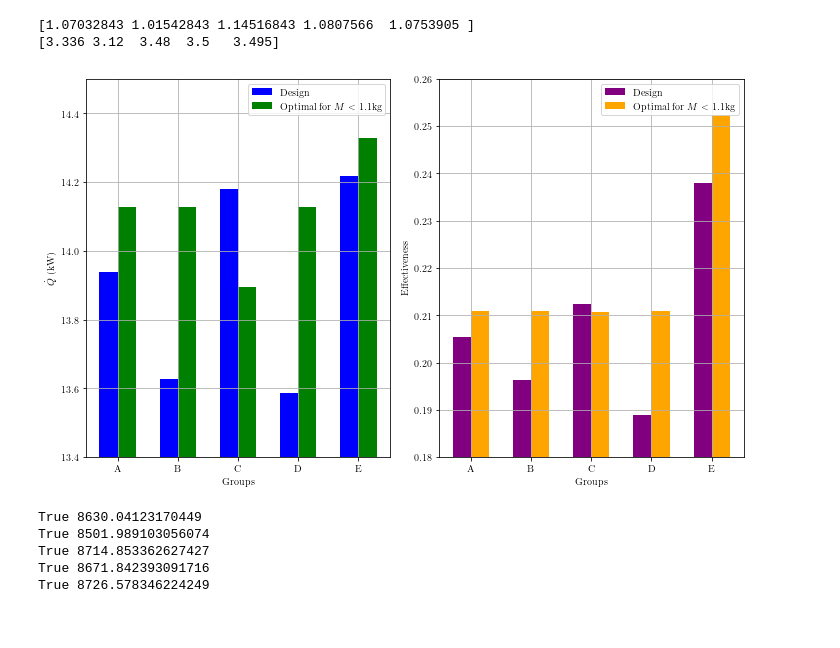
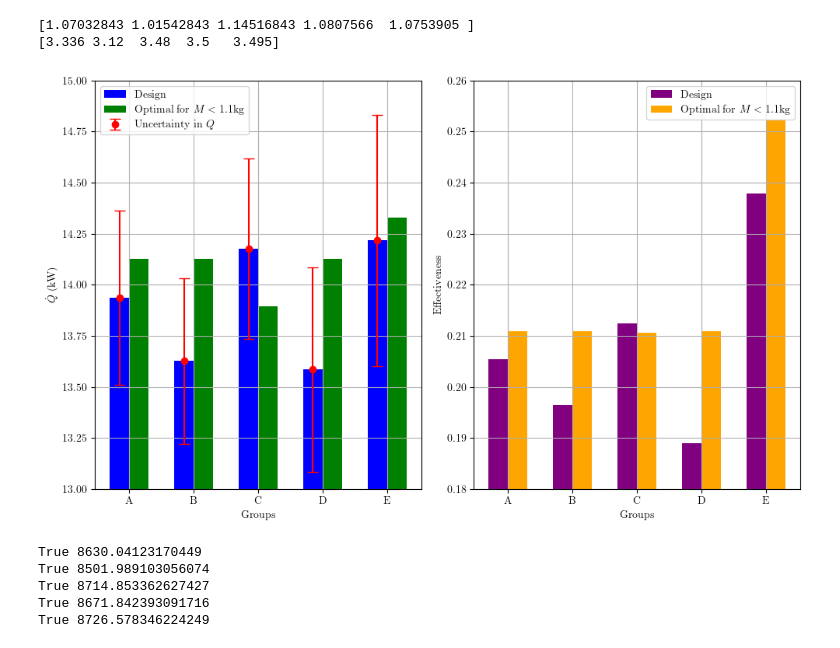
Before and after one commit to lpender3672/shell_tube_heat_exchanger, a Jupyter notebook: src/groups_analysis.ipynb, the cells around one changed output. Drawn from its saved outputs; the diff is of its cells as text; code cells hidden in the pictures.

Commit message:
sorted out uncertainty

```diff
--- a/src/groups_analysis.ipynb
+++ b/src/groups_analysis.ipynb
@@ -112,6 +112,15 @@ print(total_tubes)
 
 fig, ax = plt.subplots(1, 2)
 groups = ["A", "B", "C", "D", "E"]
+
+u_qdot_calcs = [
+0.030550,
+0.029727,
+0.031143,
+0.036837,
+0.043223,
+]
+
 
 # plot two dual bar charts for Qdot design and Qdot optimal design
 
@@ -120,38 +129,40 @@ bar_ticks = np.arange(len(groups))
 
 
 ax[0].bar(bar_ticks, Qdots / 1e3, color = "blue", label = "Design", width = bar_width)
+# plot errorbars
 ax[0].bar(bar_ticks + bar_width, matching_optdf["Qdot"] / 1e3, color = "green", label = "Optimal for $M < 1.1$kg", width = bar_width)
+ax[0].errorbar(bar_ticks, Qdots / 1e3, u_qdot_calcs * Qdots / 1e3, fmt = "o", color = "red", label = "Uncertainty in $Q$", capsize = 5)
 
 ax[0].set_ylabel("$\dot{Q}$ (kW)")
 ax[0].set_xlabel("Groups")
-ax[0].set_ylim(1.34e1, 1.45e1)
+ax[0].set_ylim(1.3e1, 1.5e1)
 # set group x labels
 ax[0].set_xticks(bar_ticks + bar_width / 2)
 ax[0].set_xticklabels(groups)
 ax[0].legend()
 
 ax[0].grid()
 
 
 # plot two dual bar charts for effectiveness design and effectiveness optimal design
 ax[1].bar(bar_ticks, effs, color = "purple", label = "Design", width = bar_width)
 ax[1].bar(bar_ticks + bar_width, matching_optdf["Effectiveness"], color = "orange", label = "Optimal for $M < 1.1$kg", width = bar_width)
 
 ax[1].set_ylabel("Effectiveness")
 ax[1].set_xlabel("Groups")
 ax[1].set_ylim(0.18, 0.26)
 ax[1].set_xticks(bar_ticks + bar_width / 2)
 ax[1].set_xticklabels(groups)
 ax[1].legend()
 
 ax[1].grid()
 
 plt.tight_layout()
 
 plt.savefig("2024comparison.png", dpi=300)
 plt.show()
 # %% [output]
-[figure, old version]
+[figure, new version]
 # %%
 # compare all designs with fouling factor
 Qdots_fouling = np.zeros(len(df))
```
Also changed, not shown: 5 other files.
